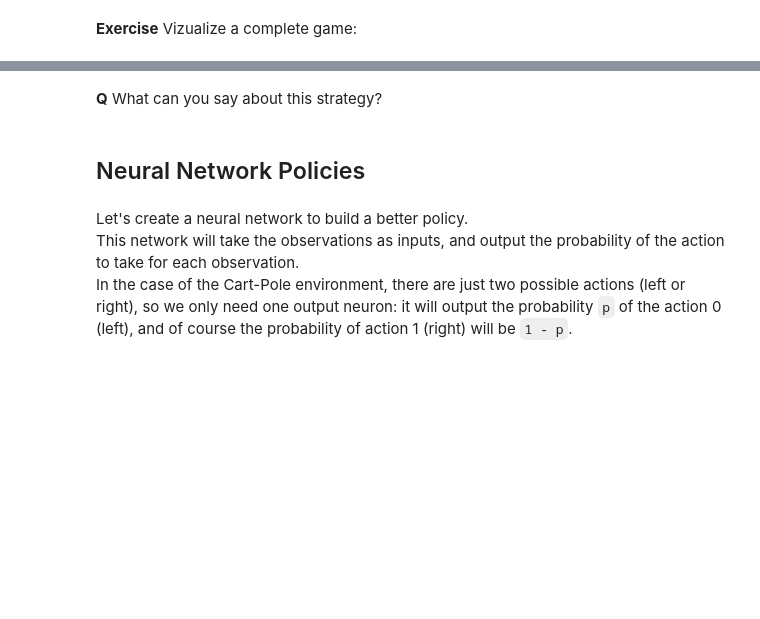
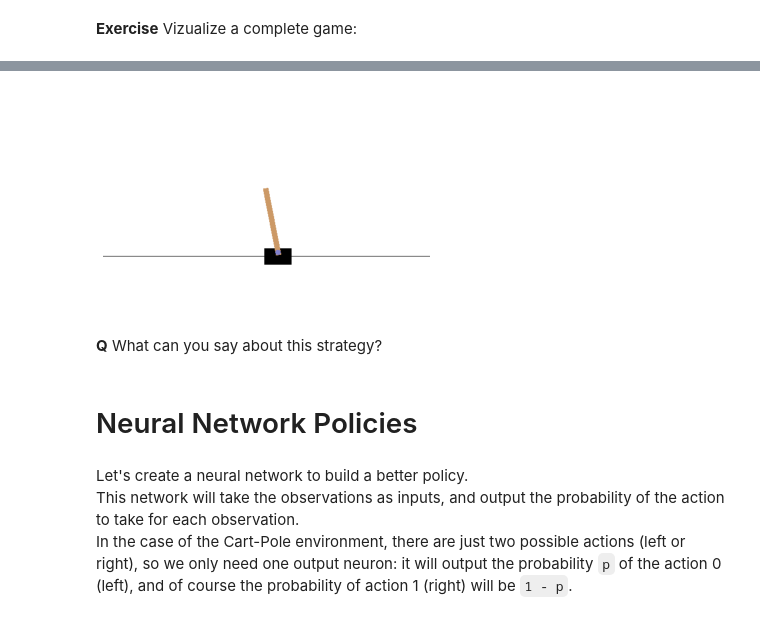
Before and after one commit to wikistat/AI-Frameworks, a Jupyter notebook: IntroductionDeepReinforcementLearning/Policy_Gradient.ipynb, the cells around one changed output, grey strips where cells are left out. Drawn from its saved outputs; the diff is of its cells as text; code cells hidden in the pictures; blank space fills up the shorter version.

```diff
--- a/IntroductionDeepReinforcementLearning/Policy_Gradient.ipynb
+++ b/IntroductionDeepReinforcementLearning/Policy_Gradient.ipynb
@@ -219,0 +221,25 @@ Let's hard code a simple strategy: if the pole is tilting to the left, then push
+# %%
+# %load solutions/exercise_1_2.py
+observation = env.reset()
+reward_sum = 0
+all_reward_sum = []
+num_games = 100
+num_game = 0
+while num_game < num_games:
+
+    position, velocity, angle, angular_velocity = observation
+    if angle < 0:
+        action = 0
+    else:
+        action = 1
+    observation, reward, done, _ = env.step(action)
+    reward_sum += reward
+    if done:
+        if num_game %10 == 0:
+            print("Game played : %d. Reward for the last 10 episode: %s" %(num_game,all_reward_sum[-10:]) )
+        all_reward_sum.append(reward_sum)
+        reward_sum = 0
+        num_game += 1
+        env.reset()
+
+print("Over %d episodes, mean reward: %d, std : %d" %(num_games, np.mean(all_reward_sum), np.std(all_reward_sum)))
@@ -223,0 +260,19 @@ Let's hard code a simple strategy: if the pole is tilting to the left, then push
+# %%
+# %load solutions/exercise_1_3.py
+frames = []
+env.reset()
+observation, reward, done, _ = env.step(env.action_space.sample())
+reward_sum = 0
+while not(done):
+    img = env.render(mode = "rgb_array")
+    env.close()
+    frames.append(img)
+    reward_sum += reward
+    position, velocity, angle, angular_velocity = observation
+    if angle < 0:
+        action = 0
+    else:
+        action = 1
+    observation, reward, done, _ = env.step(action)
+HTML(plot_animation(frames).to_html5_video())
+# %% [output]
@@ -224,7 +280,8 @@ Let's hard code a simple strategy: if the pole is tilting to the left, then push
+[figure, added]
 # %% [markdown]
 **Q** What can you say about this strategy?
 # %% [markdown]
-## Neural Network Policies
+# Neural Network Policies
 # %% [markdown]
 Let's create a neural network to build a better policy. <br>
 This network will take the observations as inputs, and output the probability of the action to take for each observation. <br>
```
Also changed, not shown: parts of 31 cells of this notebook, 37 other files.
